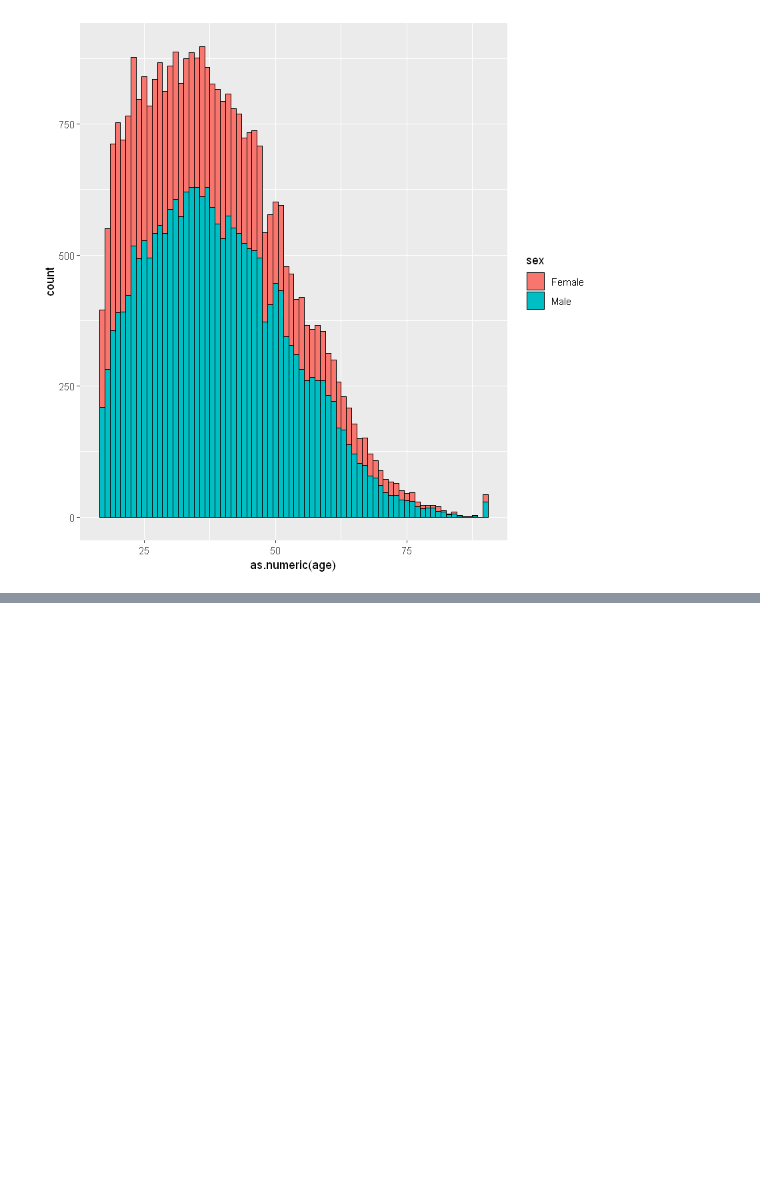
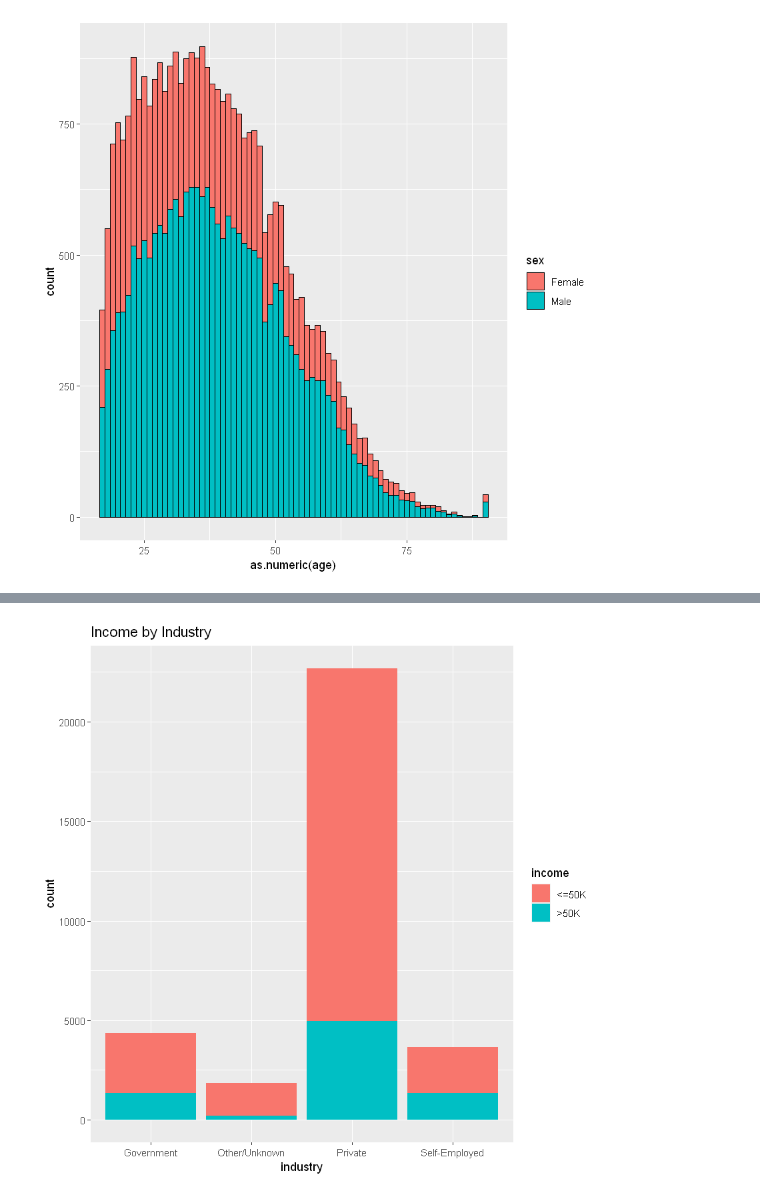
Before and after one commit to vishnusreddy/income-prediction, a Jupyter notebook: EDA.ipynb, the cells around one changed output, grey strips where cells are left out. Drawn from its saved outputs; the diff is of its cells as text; code cells hidden in the pictures; blank space fills up the shorter version.

```diff
--- a/EDA.ipynb
+++ b/EDA.ipynb
@@ -44,0 +62,18 @@ ggplot(adult) + aes(x=as.numeric(age), group=sex, fill=sex) +
+# %%
+levels(adult$workclass)[1] <- 'Unknown'
+# combine into Government job
+adult$workclass <- gsub('^Federal-gov', 'Government', adult$workclass)
+adult$workclass <- gsub('^Local-gov', 'Government', adult$workclass)
+adult$workclass <- gsub('^State-gov', 'Government', adult$workclass)
+
+# combine into Sele-Employed job
+adult$workclass <- gsub('^Self-emp-inc', 'Self-Employed', adult$workclass)
+adult$workclass <- gsub('^Self-emp-not-inc', 'Self-Employed', adult$workclass)
+
+# combine into Other/Unknown
+adult$workclass <- gsub('^Never-worked', 'Other', adult$workclass)
+adult$workclass <- gsub('^Without-pay', 'Other', adult$workclass)
+adult$workclass <- gsub('^Other', 'Other/Unknown', adult$workclass)
+adult$workclass <- gsub('^Unknown', 'Other/Unknown', adult$workclass)
+
+adult$workclass <- as.factor(adult$workclass)
@@ -44,0 +85,18 @@ ggplot(adult) + aes(x=as.numeric(age), group=sex, fill=sex) +
+# %%
+# barplot of job type by income group
+# get the counts by industry and income group
+count <- table(adult[adult$workclass == 'Government',]$income)["<=50K"]
+count <- c(count, table(adult[adult$workclass == 'Government',]$income)[">50K"])
+count <- c(count, table(adult[adult$workclass == 'Other/Unknown',]$income)["<=50K"])
+count <- c(count, table(adult[adult$workclass == 'Other/Unknown',]$income)[">50K"])
+count <- c(count, table(adult[adult$workclass == 'Private',]$income)["<=50K"])
+count <- c(count, table(adult[adult$workclass == 'Private',]$income)[">50K"])
+count <- c(count, table(adult[adult$workclass == 'Self-Employed',]$income)["<=50K"])
+count <- c(count, table(adult[adult$workclass == 'Self-Employed',]$income)[">50K"])
+count <- as.numeric(count)
+
+# create a dataframe
+industry <- rep(levels(adult$workclass), each = 2)
+income <- rep(c('<=50K', '>50K'), 4)
+df <- data.frame(industry, income, count)
+df
@@ -44,0 +113,10 @@ ggplot(adult) + aes(x=as.numeric(age), group=sex, fill=sex) +
+# %%
+# calculate the percentages
+df <- ddply(df, .(industry), transform, percent = count/sum(count) * 100)
+
+# bar plot of counts by industry with in group proportions
+ggplot(df, aes(x = industry, y = count, fill = income)) +
+  geom_bar(stat="identity") +
+  ggtitle('Income by Industry')
+# %% [output]
+[figure, added]
```
Also changed, not shown: parts of 20 cells of this notebook.
